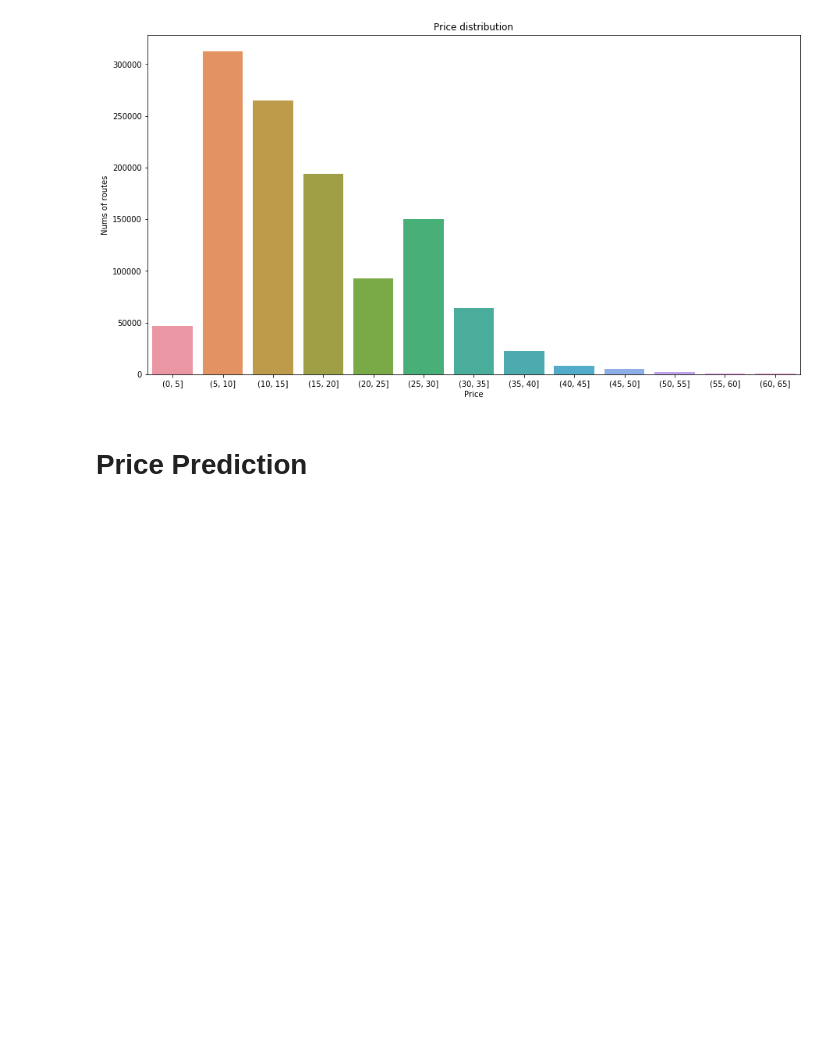
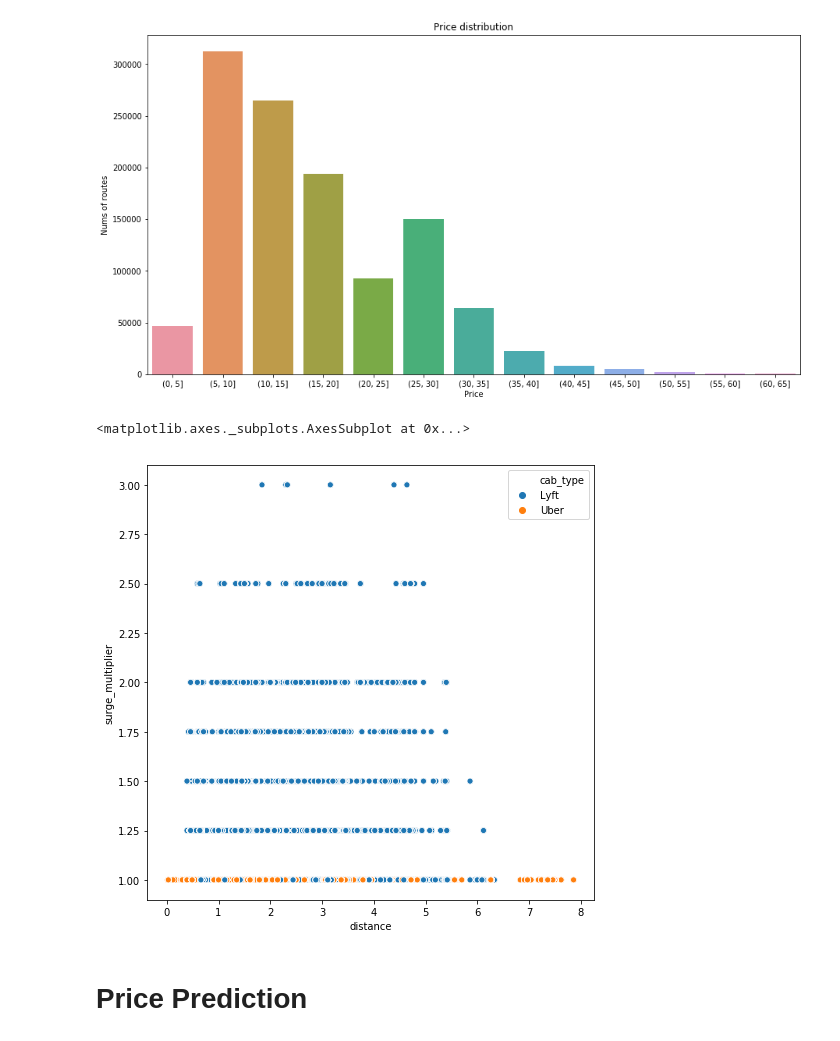
Before and after one commit to jacinda96/ECE-143-Project-Group-13, a Jupyter notebook: Uber.ipynb, the cells around one changed output. Drawn from its saved outputs; the diff is of its cells as text; code cells hidden in the pictures; blank space fills up the shorter version.

Commit message:
surge_multiplier added

```diff
--- a/Uber.ipynb
+++ b/Uber.ipynb
@@ -207,6 +207,11 @@ plt.title('Price distribution')
 # %% [output]
 Text(0.5,1,'Price distribution')
 [figure]
+# %%
+sns.scatterplot(x=data_train["distance"],y=data_train["surge_multiplier"],data=data_train,hue=data_train["cab_type"])
+# %% [output]
+<matplotlib.axes._subplots.AxesSubplot at 0x...>
+[figure, added]
 # %% [markdown]
 # Price Prediction
 # %%
```
